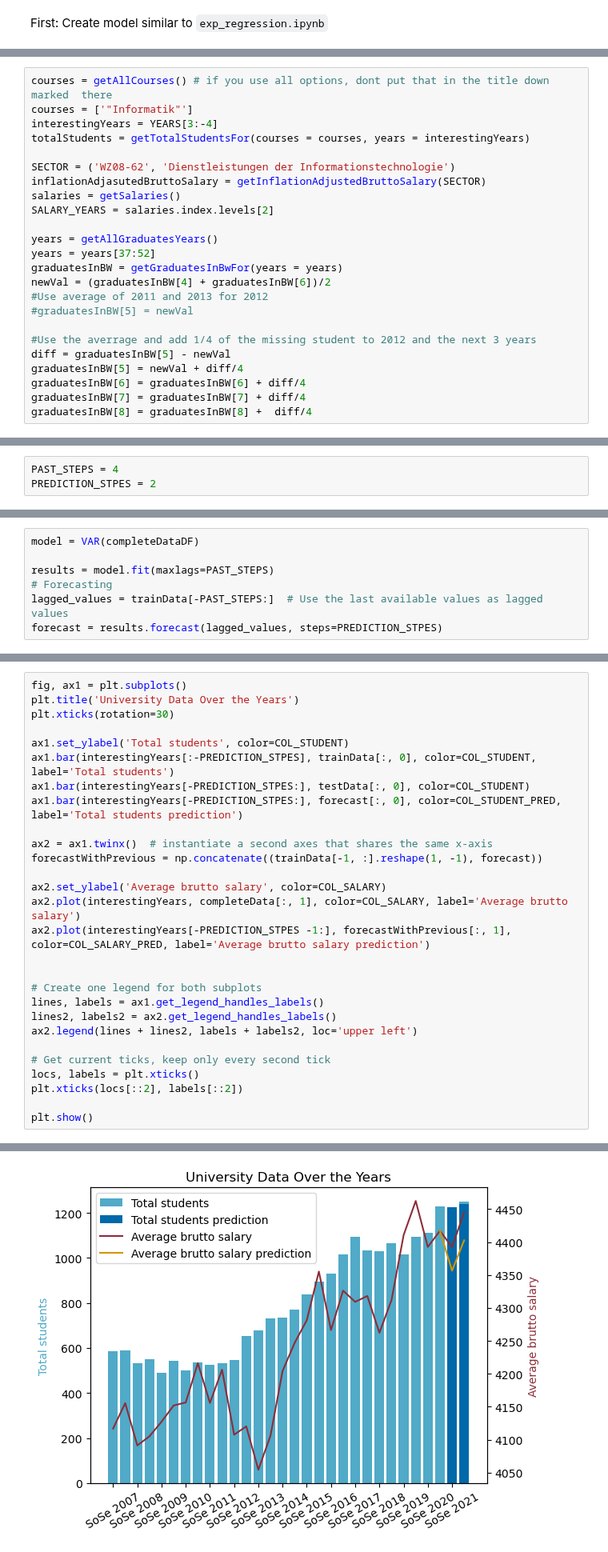
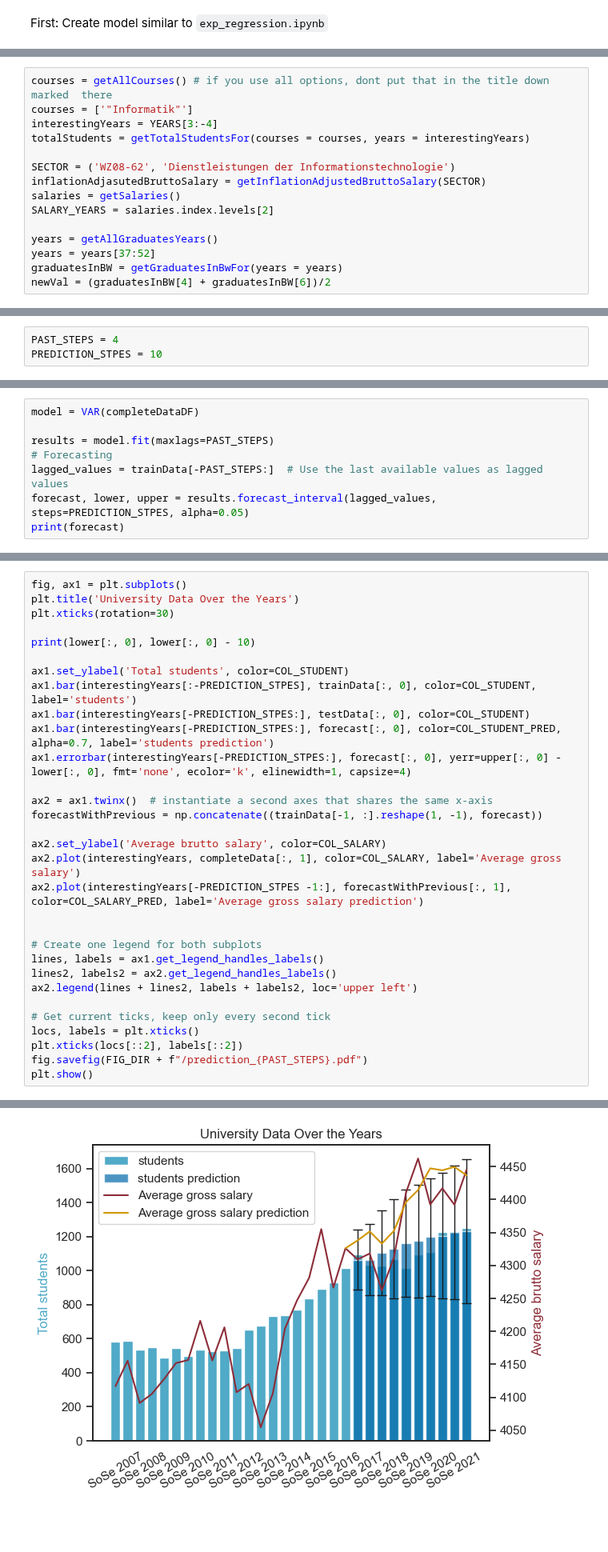
Before and after one commit to mxs01/AnalysingStudentDevelopment, a Jupyter notebook: exp/exp_02_analyseRegression.ipynb, the cells around one changed output, grey strips where cells are left out. Shown at 80% size. Drawn from its saved outputs; the diff is of its cells as text; blank space fills up the shorter version.

Commit message:
Have errorbars

```diff
--- a/exp/exp_02_analyseRegression.ipynb
+++ b/exp/exp_02_analyseRegression.ipynb
@@ -34,15 +34,6 @@ years = getAllGraduatesYears()
 years = years[37:52]
 graduatesInBW = getGraduatesInBwFor(years = years)
 newVal = (graduatesInBW[4] + graduatesInBW[6])/2
-#Use average of 2011 and 2013 for 2012
-#graduatesInBW[5] = newVal
-
-#Use the averrage and add 1/4 of the missing student to 2012 and the next 3 years
-diff = graduatesInBW[5] - newVal
-graduatesInBW[5] = newVal + diff/4
-graduatesInBW[6] = graduatesInBW[6] + diff/4
-graduatesInBW[7] = graduatesInBW[7] + diff/4
-graduatesInBW[8] = graduatesInBW[8] +  diff/4
 # %% [output]
 Create cummulative inflation:
 2.3 -> 1.023
@@ -66,7 +57,7 @@ Create cummulative inflation:
 Delete last 2 timesteps and use them as a test set.
 # %%
 PAST_STEPS = 4
-PREDICTION_STPES = 2
+PREDICTION_STPES = 10
 # %%
 completeData = np.column_stack((totalStudents, inflationAdjasutedBruttoSalary, graduatesInBW.repeat(2)))
 trainData, testData = np.split(completeData, [len(completeData) - PREDICTION_STPES])
@@ -77,4 +68,5 @@ model = VAR(completeDataDF)
 results = model.fit(maxlags=PAST_STEPS)
 # Forecasting
 lagged_values = trainData[-PAST_STEPS:]  # Use the last available values as lagged values
-forecast = results.forecast(lagged_values, steps=PREDICTION_STPES)
+forecast, lower, upper = results.forecast_interval(lagged_values, steps=PREDICTION_STPES, alpha=0.05)
+print(forecast)
@@ -100,17 +113,20 @@ fig, ax1 = plt.subplots()
 plt.title('University Data Over the Years')
 plt.xticks(rotation=30)
 
+print(lower[:, 0], lower[:, 0] - 10)
+
 ax1.set_ylabel('Total students', color=COL_STUDENT)
-ax1.bar(interestingYears[:-PREDICTION_STPES], trainData[:, 0], color=COL_STUDENT, label='Total students')
+ax1.bar(interestingYears[:-PREDICTION_STPES], trainData[:, 0], color=COL_STUDENT, label='students')
 ax1.bar(interestingYears[-PREDICTION_STPES:], testData[:, 0], color=COL_STUDENT)
-ax1.bar(interestingYears[-PREDICTION_STPES:], forecast[:, 0], color=COL_STUDENT_PRED, label='Total students prediction')
+ax1.bar(interestingYears[-PREDICTION_STPES:], forecast[:, 0], color=COL_STUDENT_PRED, alpha=0.7, label='students prediction')
+ax1.errorbar(interestingYears[-PREDICTION_STPES:], forecast[:, 0], yerr=upper[:, 0] - lower[:, 0], fmt='none', ecolor='k', elinewidth=1, capsize=4)
 
 ax2 = ax1.twinx()  # instantiate a second axes that shares the same x-axis
 forecastWithPrevious = np.concatenate((trainData[-1, :].reshape(1, -1), forecast))
 
 ax2.set_ylabel('Average brutto salary', color=COL_SALARY)
-ax2.plot(interestingYears, completeData[:, 1], color=COL_SALARY, label='Average brutto salary')
-ax2.plot(interestingYears[-PREDICTION_STPES -1:], forecastWithPrevious[:, 1], color=COL_SALARY_PRED, label='Average brutto salary prediction')
+ax2.plot(interestingYears, completeData[:, 1], color=COL_SALARY, label='Average gross salary')
+ax2.plot(interestingYears[-PREDICTION_STPES -1:], forecastWithPrevious[:, 1], color=COL_SALARY_PRED, label='Average gross salary prediction')
 
 
 # Create one legend for both subplots
@@ -121,6 +137,6 @@ ax2.legend(lines + lines2, labels + labels2, loc='upper left')
 # Get current ticks, keep only every second tick
 locs, labels = plt.xticks()
 plt.xticks(locs[::2], labels[::2])
-
+fig.savefig(FIG_DIR + f"/prediction_{PAST_STEPS}.pdf")
 plt.show()
 # %% [output]
@@ -127,4 +146,4 @@ plt.show()
-[figure, old version]
+[figure, new version]
 # %% [markdown]
 Documentation Link: [statsmodel](https://www.statsmodels.org/dev/vector_ar.html#statistical-tests)
 # %%
```
Also changed, not shown: parts of 13 cells of this notebook.
